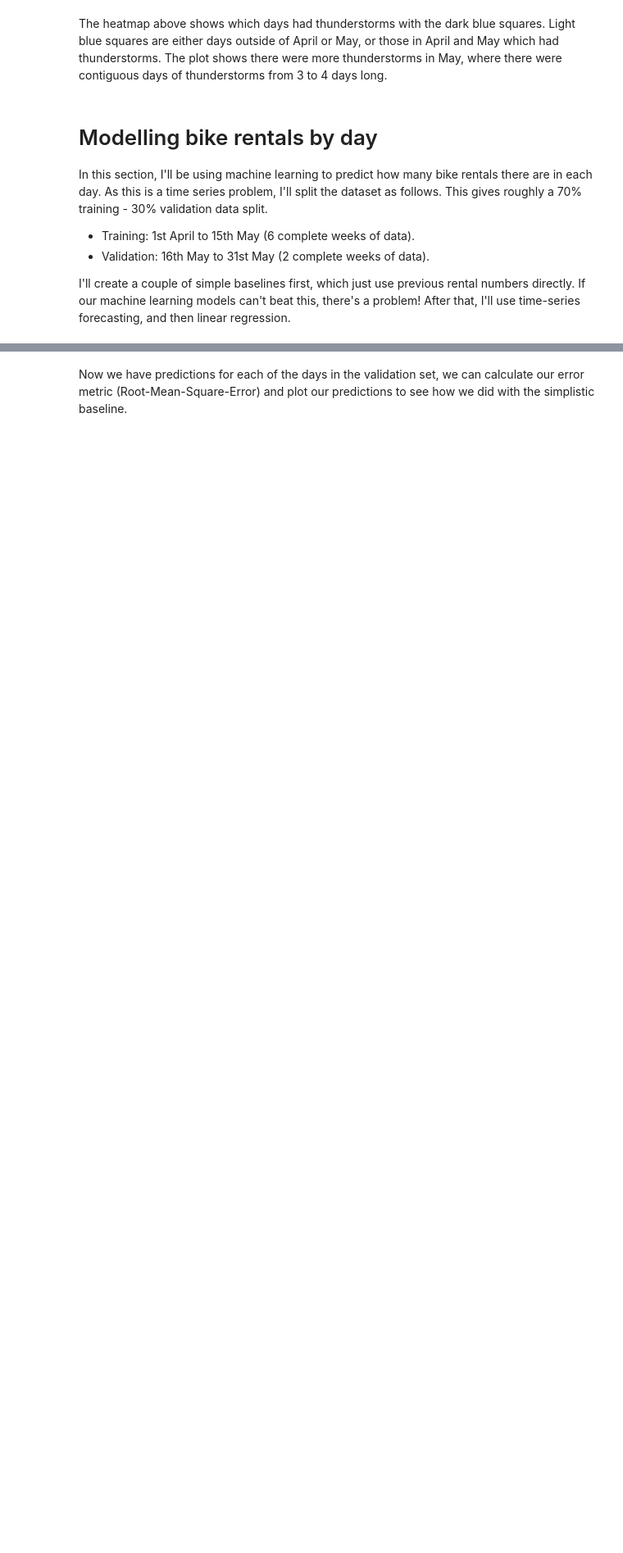
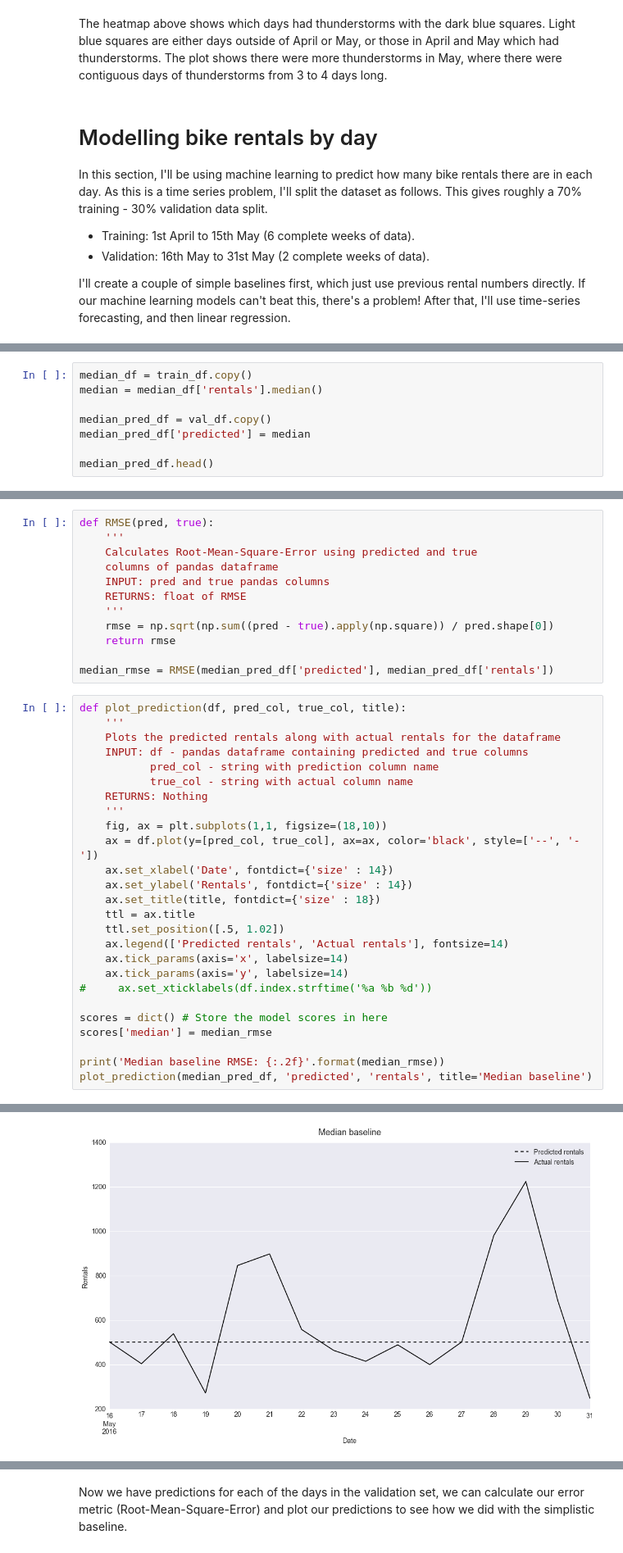
Before and after one commit to timgasser/bcycle-austin, a Jupyter notebook: notebooks/bcycle_models.ipynb, the cells around one changed output, grey strips where cells are left out. Shown at 82% size. Cells and saved outputs as stored; diff of their text form; blank space fills up the shorter version.

Commit message:
Checkpointing the models notebook with a couple of linear models.

```diff
--- a/notebooks/bcycle_models.ipynb
+++ b/notebooks/bcycle_models.ipynb
@@ -296,0 +297,8 @@ datetime
+# %%
+median_df = train_df.copy()
+median = median_df['rentals'].median()
+
+median_pred_df = val_df.copy()
+median_pred_df['predicted'] = median
+
+median_pred_df.head()
@@ -296,0 +317,39 @@ datetime
+# %%
+def RMSE(pred, true):
+    '''
+    Calculates Root-Mean-Square-Error using predicted and true
+    columns of pandas dataframe
+    INPUT: pred and true pandas columns
+    RETURNS: float of RMSE
+    '''
+    rmse = np.sqrt(np.sum((pred - true).apply(np.square)) / pred.shape[0])
+    return rmse
+
+median_rmse = RMSE(median_pred_df['predicted'], median_pred_df['rentals'])
+# %%
+def plot_prediction(df, pred_col, true_col, title):
+    '''
+    Plots the predicted rentals along with actual rentals for the dataframe
+    INPUT: df - pandas dataframe containing predicted and true columns
+           pred_col - string with prediction column name
+           true_col - string with actual column name
+    RETURNS: Nothing
+    '''
+    fig, ax = plt.subplots(1,1, figsize=(18,10))
+    ax = df.plot(y=[pred_col, true_col], ax=ax, color='black', style=['--', '-'])
+    ax.set_xlabel('Date', fontdict={'size' : 14})
+    ax.set_ylabel('Rentals', fontdict={'size' : 14})
+    ax.set_title(title, fontdict={'size' : 18})
+    ttl = ax.title
+    ttl.set_position([.5, 1.02])
+    ax.legend(['Predicted rentals', 'Actual rentals'], fontsize=14)
+    ax.tick_params(axis='x', labelsize=14)
+    ax.tick_params(axis='y', labelsize=14)
+#     ax.set_xticklabels(df.index.strftime('%a %b %d'))
+
+scores = dict() # Store the model scores in here
+scores['median'] = median_rmse
+
+print('Median baseline RMSE: {:.2f}'.format(median_rmse))
+plot_prediction(median_pred_df, 'predicted', 'rentals', title='Median baseline')
+# %% [output]
@@ -296,0 +357 @@ datetime
+[figure, added]
```
Also changed, not shown: parts of 31 cells of this notebook, 1 other file.
